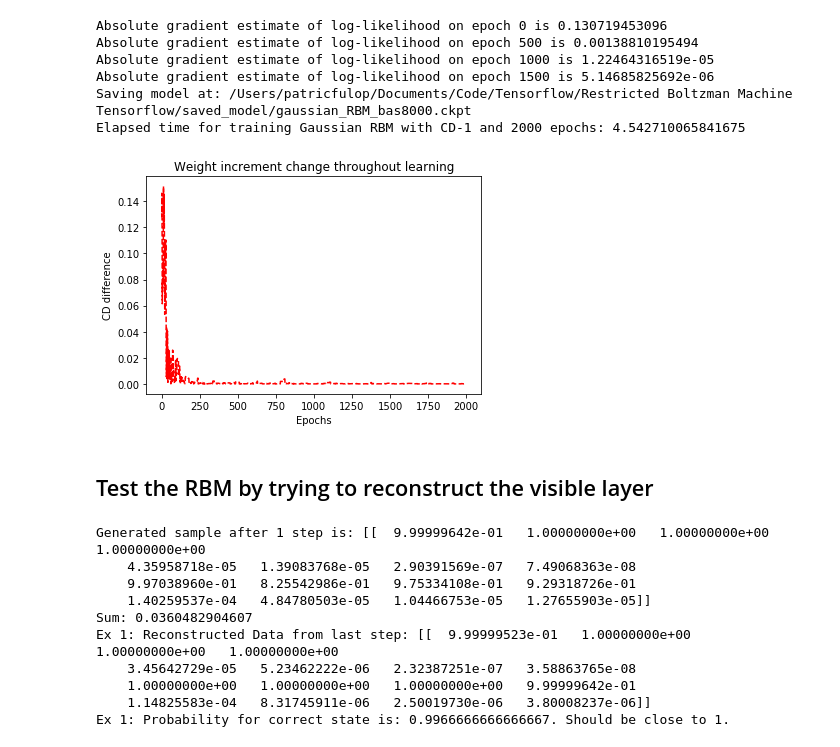
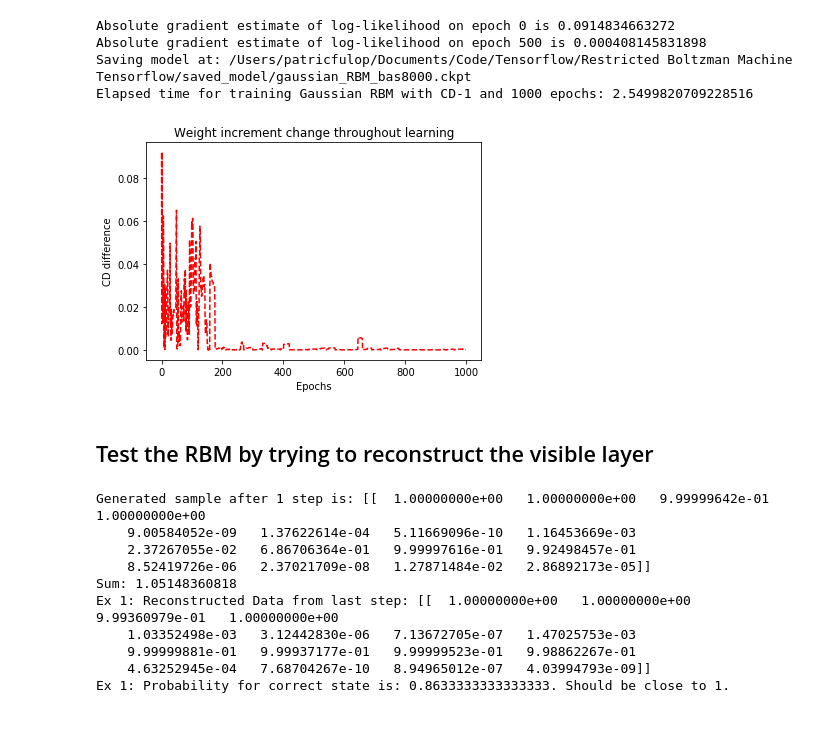
Before and after one commit to patricieni/RBM-Tensorflow, a Jupyter notebook: Gaussian RBM.ipynb, the cells around one changed output. Cells and saved outputs as stored; diff of their text form; code cells hidden in the pictures.

```diff
--- a/Gaussian RBM.ipynb
+++ b/Gaussian RBM.ipynb
@@ -14,7 +14,7 @@ import time
 sess = tf.InteractiveSession()
 
 # Initialize RBM Model and batch BAS Dataset
-rbm_model= rbm.RBM(n_visible = 16, n_hidden = 16, lr = tf.constant(0.1,tf.float32), epochs = 2000)
+rbm_model= rbm.RBM(n_visible = 16, n_hidden = 16, lr = tf.constant(0.1,tf.float32), epochs = 1000)
 data = bas_data.get_data(rng.RandomState(123456))
 bt = batch.Batch(X = data, batch_size = 1)
 
@@ -85,39 +85,37 @@ test_writer = tf.summary.FileWriter(path_test,sess.graph)
 
 saver = tf.train.Saver({"weights":W, "visible_bias":vb, "hidden_bias":hb})
 
 ##### Start of training ######
 ##### -----------------#######
 start_time = time.time()
 sess.run(tf.global_variables_initializer())
 for epoch in range(rbm_model.epochs):
     if epoch % 30 == 0:
         sess.run(reinit)
     d = bt.get_batch()
     feed={v: d}
     [error_update, weight_update, accuracy_out, summary_str] = sess.run([error_sum, update,
                                                                        accuracy_update, summary],feed_dict=feed)
     test_writer.add_summary(summary_str,epoch)
 
     # Print log-likelihood to visualize how it decreases
     err[epoch] = sess.run(total_err)
     if epoch % 500 == 0 :
         print("Absolute gradient estimate of log-likelihood on epoch %s is %s" %(epoch,np.abs(err[epoch])))
 save_path = saver.save(sess, os.getcwd() + "/saved_model/gaussian_RBM_bas8000.ckpt")
 print("Saving model at: %s"%(save_path))
 ##### --------------- ######
 ##### End of Training ######
 
 # Plot
 print("Elapsed time for training Gaussian RBM with CD-1 and %s epochs: %s "%(rbm_model.epochs,time.time()-start_time))
 rbm.plot_weight_update(x=np.arange(0,rbm_model.epochs,1),y=np.abs(err))
 # %% [output]
-Absolute gradient estimate of log-likelihood on epoch 0 is 0.130719453096
-Absolute gradient estimate of log-likelihood on epoch 500 is 0.00138810195494
-Absolute gradient estimate of log-likelihood on epoch 1000 is 1.22464316519e-05
-Absolute gradient estimate of log-likelihood on epoch 1500 is 5.14685825692e-06
+Absolute gradient estimate of log-likelihood on epoch 0 is 0.0914834663272
+Absolute gradient estimate of log-likelihood on epoch 500 is 0.000408145831898
 Saving model at: /Users/patricfulop/Documents/Code/Tensorflow/Restricted Boltzman Machine Tensorflow/saved_model/gaussian_RBM_bas8000.ckpt
-Elapsed time for training Gaussian RBM with CD-1 and 2000 epochs: 4.542710065841675
+Elapsed time for training Gaussian RBM with CD-1 and 1000 epochs: 2.5499820709228516
-[figure, old version]
+[figure, new version]
 # %% [markdown]
 ## Test the RBM by trying to reconstruct the visible layer
 # %%
@@ -139,7 +137,7 @@ i = 0
 c1 = 0
 r = 300
 burnin = r//10
-test_input = np.array([1, 1, 1, 1, 0, 0, 0, 0, 1, 1, 1, 1, 0, 0, 0, 0]).reshape(1,rbm_model.n_visible)
+test_input = np.array([1, 1, 1, 1, 0, 0, 0, 0, 1, 0.5, 0.5, 0.5, 0, 0, 0, 0]).reshape(1,rbm_model.n_visible)
 test_output = np.array([1, 1, 1, 1, 0, 0, 0, 0, 1, 1, 1, 1, 0, 0, 0, 0]).reshape(1,rbm_model.n_visible)
 res = np.zeros([r,rbm_model.n_visible])
 
@@ -152,17 +150,18 @@ for i in range(r+burnin):
     i += 1
 print("Ex 1: Reconstructed Data from last step: %s" %(reconstructed_data))
 print("Ex 1: Probability for correct state is: %s. Should be close to 1. " %(c1/r))
+tf.reset_default_graph()
 # %% [output]
-Generated sample after 1 step is: [[  9.99999642e-01   1.00000000e+00   1.00000000e+00   1.00000000e+00
-    4.35958718e-05   1.39083768e-05   2.90391569e-07   7.49068363e-08
-    9.97038960e-01   8.25542986e-01   9.75334108e-01   9.29318726e-01
-    1.40259537e-04   4.84780503e-05   1.04466753e-05   1.27655903e-05]]
-Sum: 0.0360482904607
-Ex 1: Reconstructed Data from last step: [[  9.99999523e-01   1.00000000e+00   1.00000000e+00   1.00000000e+00
-    3.45642729e-05   5.23462222e-06   2.32387251e-07   3.58863765e-08
-    1.00000000e+00   1.00000000e+00   1.00000000e+00   9.99999642e-01
-    1.14825583e-04   8.31745911e-06   2.50019730e-06   3.80008237e-06]]
-Ex 1: Probability for correct state is: 0.9966666666666667. Should be close to 1.
+Generated sample after 1 step is: [[  1.00000000e+00   1.00000000e+00   9.99999642e-01   1.00000000e+00
+    9.00584052e-09   1.37622614e-04   5.11669096e-10   1.16453669e-03
+    2.37267055e-02   6.86706364e-01   9.99997616e-01   9.92498457e-01
+    8.52419726e-06   2.37021709e-08   1.27871484e-02   2.86892173e-05]]
+Sum: 1.05148360818
+Ex 1: Reconstructed Data from last step: [[  1.00000000e+00   1.00000000e+00   9.99360979e-01   1.00000000e+00
+    1.03352498e-03   3.12442830e-06   7.13672705e-07   1.47025753e-03
+    9.99999881e-01   9.99937177e-01   9.99999523e-01   9.98862267e-01
+    4.63252945e-04   7.68704267e-10   8.94965012e-07   4.03994793e-09]]
+Ex 1: Probability for correct state is: 0.8633333333333333. Should be close to 1.
 # %%
 # plt.imshow(res[1:100],interpolation="None",cmap=plt.cm.gray)
 plt.hist(res,bins=2)
```
Also changed, not shown: parts of 1 cell of this notebook, 22 other files.
